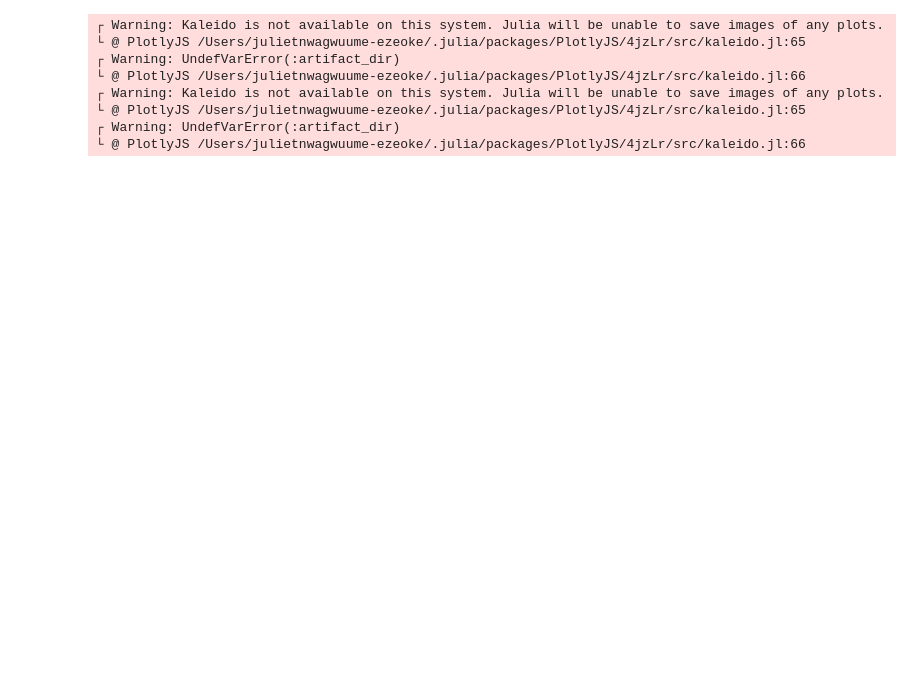
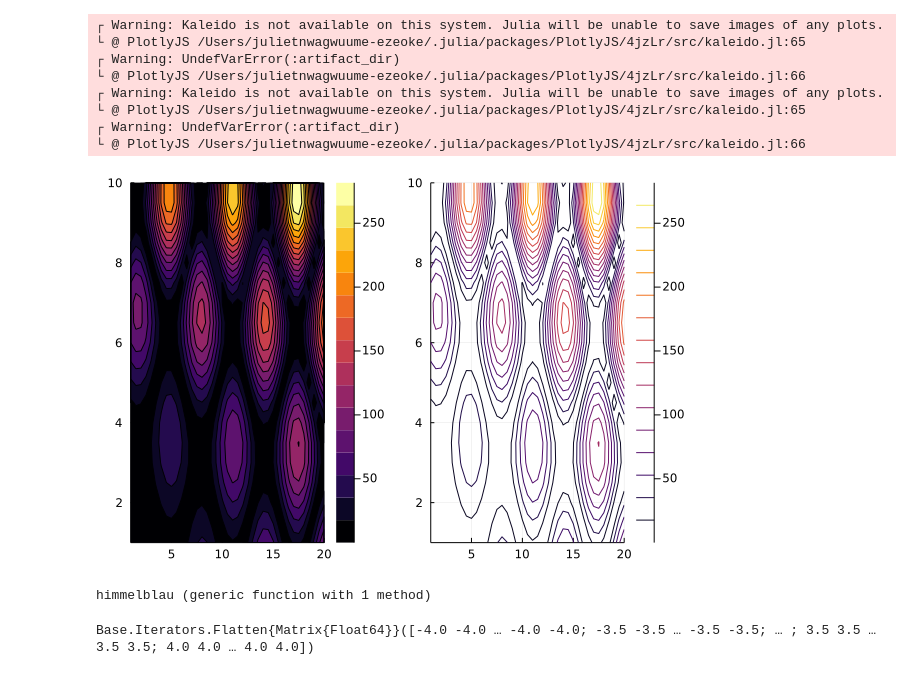
Before and after one commit to juliet29/cs361_project01, a Jupyter notebook: project1_jl/testt.ipynb, the cells around one changed output. Drawn from its saved outputs; the diff is of its cells as text; code cells hidden in the pictures; blank space fills up the shorter version.

```diff
--- a/project1_jl/testt.ipynb
+++ b/project1_jl/testt.ipynb
@@ -26,0 +29,35 @@ plot(contour(
+# %%
+x = 1:0.5:20
+y = 1:0.5:10
+f(x, y) = begin
+        (3x + y ^ 2) * abs(sin(x) + cos(y))
+    end
+X = repeat(reshape(x, 1, :), length(y), 1)
+Y = repeat(y, 1, length(x))
+Z = map(f, X, Y)
+p1 = contour(x, y, f, fill = true)
+p2 = contour(x, y, Z)
+plot(p1, p2)
+# %% [output]
+[figure, added]
+# %%
+function himmelblau(x::Vector)
+    return (x[1]^2 + x[2] - 11)^2 + (x[1] + x[2]^2 - 7)^2
+end
+# %% [output]
+himmelblau (generic function with 1 method)
+# %%
+x = -4:0.5:4
+y = -4:0.5:4
+
+X = repeat(reshape(x, 1, :), length(y), 1)
+Y = repeat(y, 1, length(x))
+
+Base.Flatten(X)
+Base.Flatten(Y)
+
+# Z = map(himmelblau, [x,y])
+
+# length(x)
+# %% [output]
+Base.Iterators.Flatten{Matrix{Float64}}([-4.0 -4.0 … -4.0 -4.0; -3.5 -3.5 … -3.5 -3.5; … ; 3.5 3.5 … 3.5 3.5; 4.0 4.0 … 4.0 4.0])
```
Also changed, not shown: parts of 6 cells of this notebook, 3 other files.
